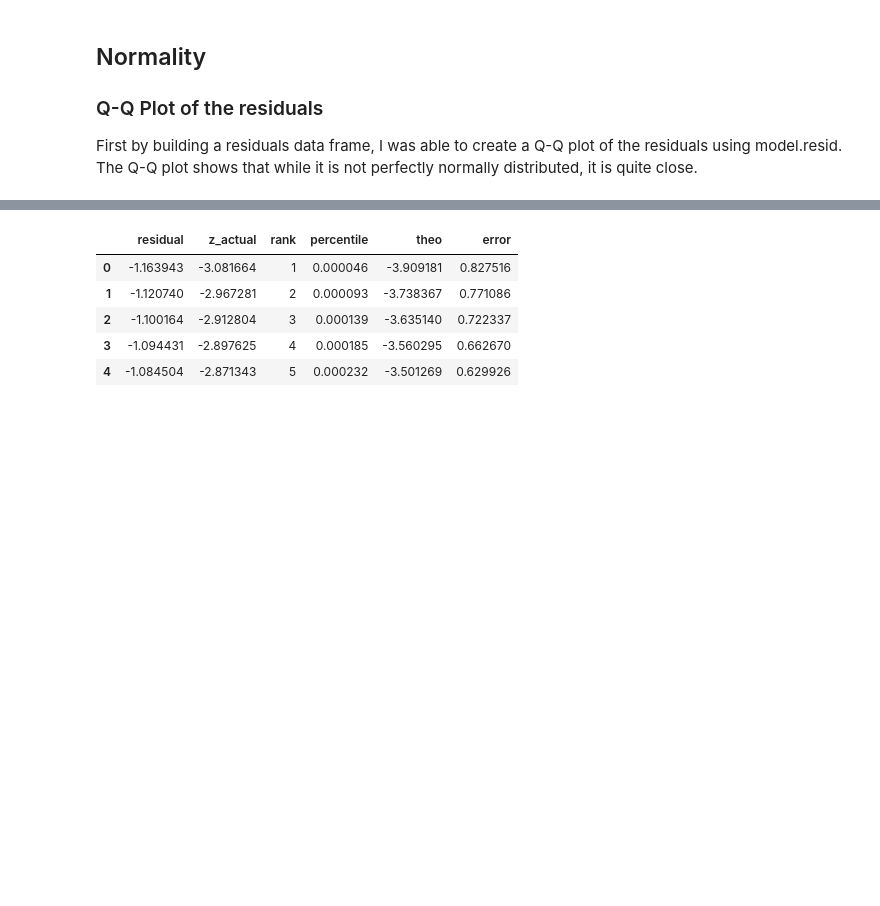
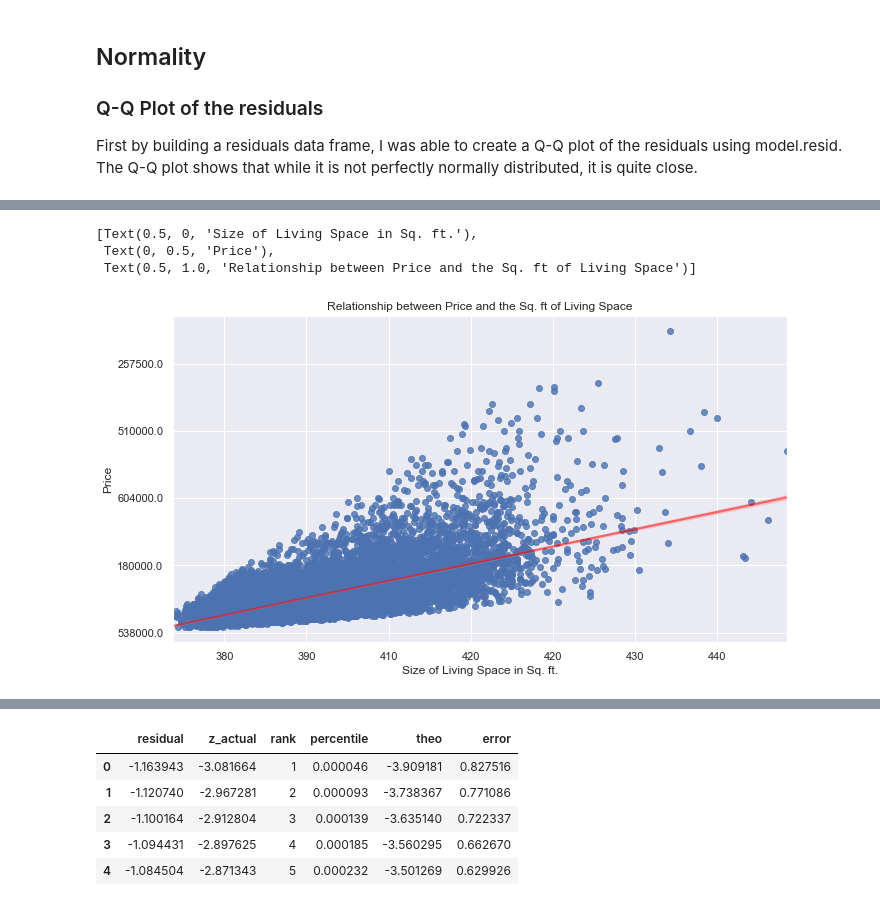
Before and after one commit to samlimish/project2, a Jupyter notebook: Project_2_KC.ipynb, the cells around one changed output, grey strips where cells are left out. Drawn from its saved outputs; the diff is of its cells as text; code cells hidden in the pictures; blank space fills up the shorter version.

```diff
--- a/Project_2_KC.ipynb
+++ b/Project_2_KC.ipynb
@@ -869,0 +916,13 @@ First by building a residuals data frame, I was able to create a Q-Q plot of the
+# %%
+living_unlog=round(np.exp(logsqft_living),3)
+data2=kc_unlog
+plot=plt.figure(figsize=(11,6))
+ax_living=sns.regplot(x=data2['living'],y=price_unlog,data=data2,x_jitter=.1, line_kws={'color':'red','alpha':.5})
+ax_living.set_yticklabels(price_unlog)
+ax_living.set_xticklabels(data2['living'].sort_values())
+ax_living.set(xlabel='Size of Living Space in Sq. ft.',ylabel='Price',title='Relationship between Price and the Sq. ft of Living Space')
+# %% [output]
+[Text(0.5, 0, 'Size of Living Space in Sq. ft.'),
+ Text(0, 0.5, 'Price'),
+ Text(0.5, 1.0, 'Relationship between Price and the Sq. ft of Living Space')]
+[figure, added]
```
Also changed, not shown: parts of 9 cells of this notebook, 1 other file.
